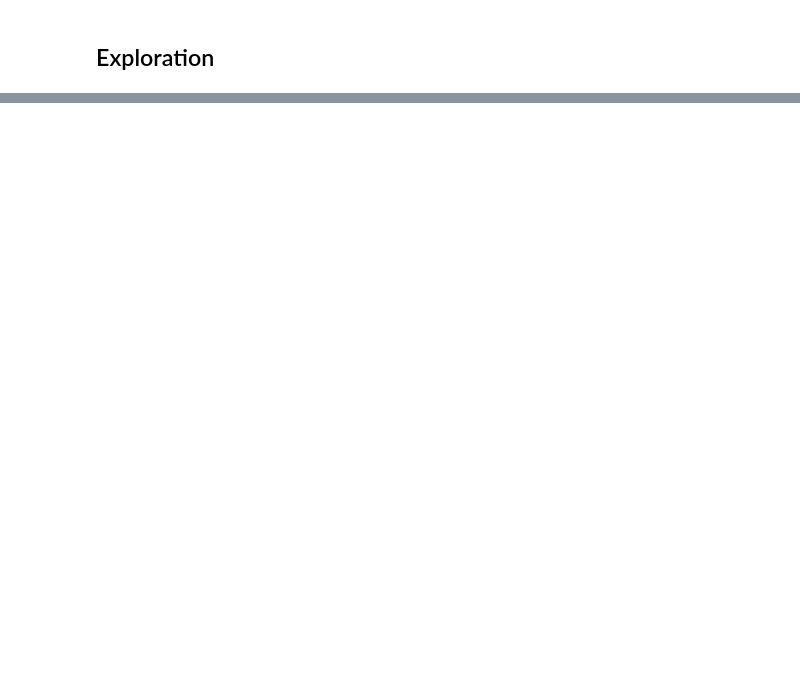
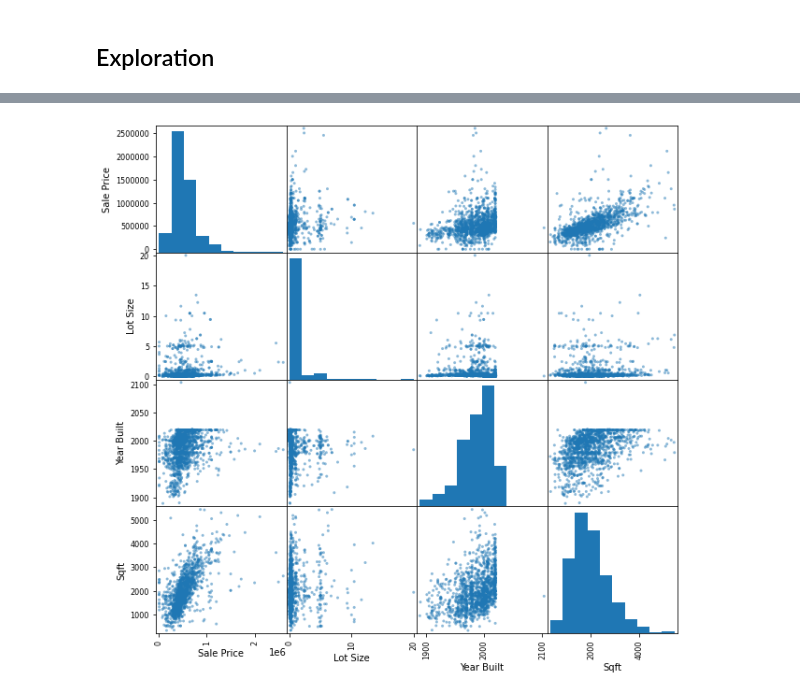
Before and after one commit to vmccready/home-saleprice-eda, a Jupyter notebook: sales_eda.ipynb, the cells around one changed output, grey strips where cells are left out. Drawn from its saved outputs; the diff is of its cells as text; code cells hidden in the pictures; blank space fills up the shorter version.

```diff
--- a/sales_eda.ipynb
+++ b/sales_eda.ipynb
@@ -213,0 +278,14 @@ plt.show()
+# %%
+pd.plotting.scatter_matrix(
+    single_family[[
+        'Date of Sale',
+        'Sale Price',
+        'Lot Size',
+        'Year Built',
+        'Type',
+        'Quality/Grade',
+        'Sqft',
+        'Nbhd'
+    ]], figsize=(10,10));
+# %% [output]
+[figure, added]
```
Also changed, not shown: parts of 20 cells of this notebook, 1 other file.
